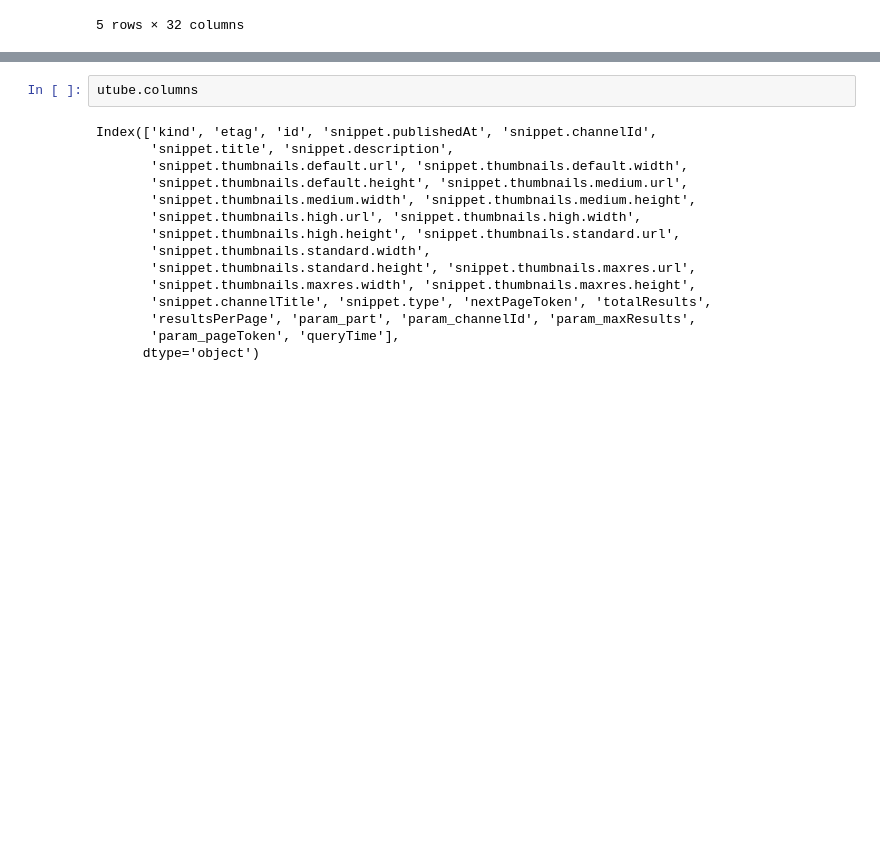
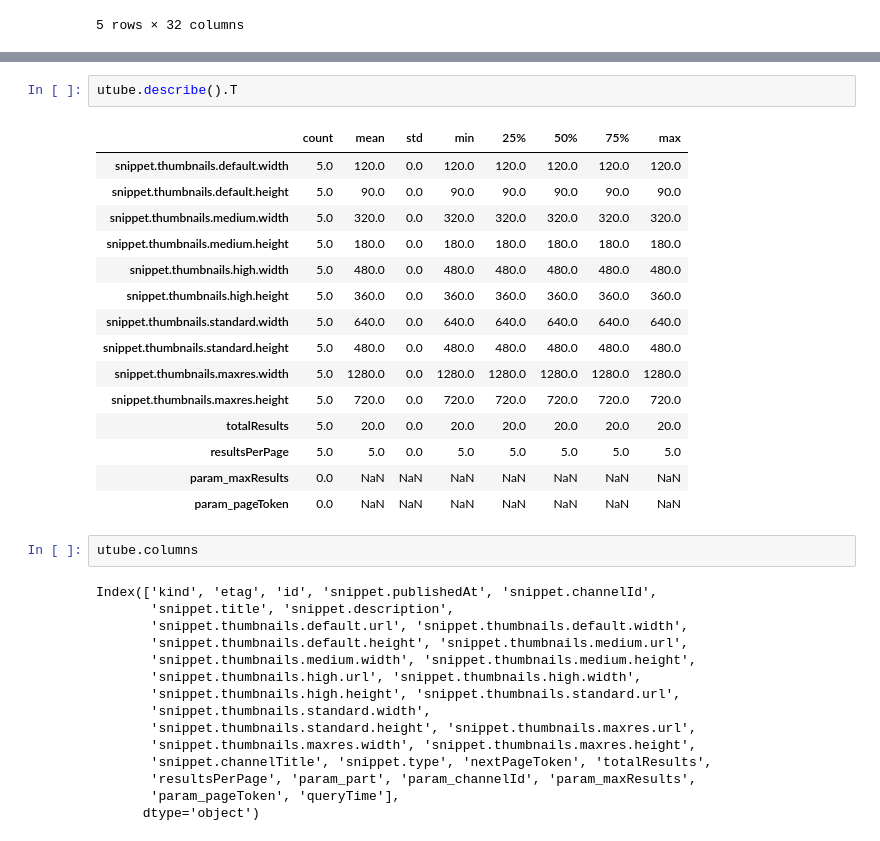
Before and after one commit to anandanraju/Youtube-Data-API-Model, a Jupyter notebook: Youtube_Data_API_Model.ipynb, the cells around one changed output, grey strips where cells are left out. Cells and saved outputs as stored; diff of their text form; blank space fills up the shorter version.

```diff
--- a/Youtube_Data_API_Model.ipynb
+++ b/Youtube_Data_API_Model.ipynb
@@ -35,3 +55,21 @@ Youtube Activities CSV Shape :  (5, 32)
+# %%
+utube.describe().T
+# %% [output]
+|  | count | mean | std | min | 25% | 50% | 75% | max |
+| snippet.thumbnails.default.width | 5.0 | 120.0 | 0.0 | 120.0 | 120.0 | 120.0 | 120.0 | 120.0 |
+| snippet.thumbnails.default.height | 5.0 | 90.0 | 0.0 | 90.0 | 90.0 | 90.0 | 90.0 | 90.0 |
+| snippet.thumbnails.medium.width | 5.0 | 320.0 | 0.0 | 320.0 | 320.0 | 320.0 | 320.0 | 320.0 |
+| snippet.thumbnails.medium.height | 5.0 | 180.0 | 0.0 | 180.0 | 180.0 | 180.0 | 180.0 | 180.0 |
+| snippet.thumbnails.high.width | 5.0 | 480.0 | 0.0 | 480.0 | 480.0 | 480.0 | 480.0 | 480.0 |
+| snippet.thumbnails.high.height | 5.0 | 360.0 | 0.0 | 360.0 | 360.0 | 360.0 | 360.0 | 360.0 |
+| snippet.thumbnails.standard.width | 5.0 | 640.0 | 0.0 | 640.0 | 640.0 | 640.0 | 640.0 | 640.0 |
+| snippet.thumbnails.standard.height | 5.0 | 480.0 | 0.0 | 480.0 | 480.0 | 480.0 | 480.0 | 480.0 |
+| snippet.thumbnails.maxres.width | 5.0 | 1280.0 | 0.0 | 1280.0 | 1280.0 | 1280.0 | 1280.0 | 1280.0 |
+| snippet.thumbnails.maxres.height | 5.0 | 720.0 | 0.0 | 720.0 | 720.0 | 720.0 | 720.0 | 720.0 |
+| totalResults | 5.0 | 20.0 | 0.0 | 20.0 | 20.0 | 20.0 | 20.0 | 20.0 |
+| resultsPerPage | 5.0 | 5.0 | 0.0 | 5.0 | 5.0 | 5.0 | 5.0 | 5.0 |
+| param_maxResults | 0.0 | NaN | NaN | NaN | NaN | NaN | NaN | NaN |
+| param_pageToken | 0.0 | NaN | NaN | NaN | NaN | NaN | NaN | NaN |
 # %%
 utube.columns
 # %% [output]
```
Also changed, not shown: parts of 5 cells of this notebook.
